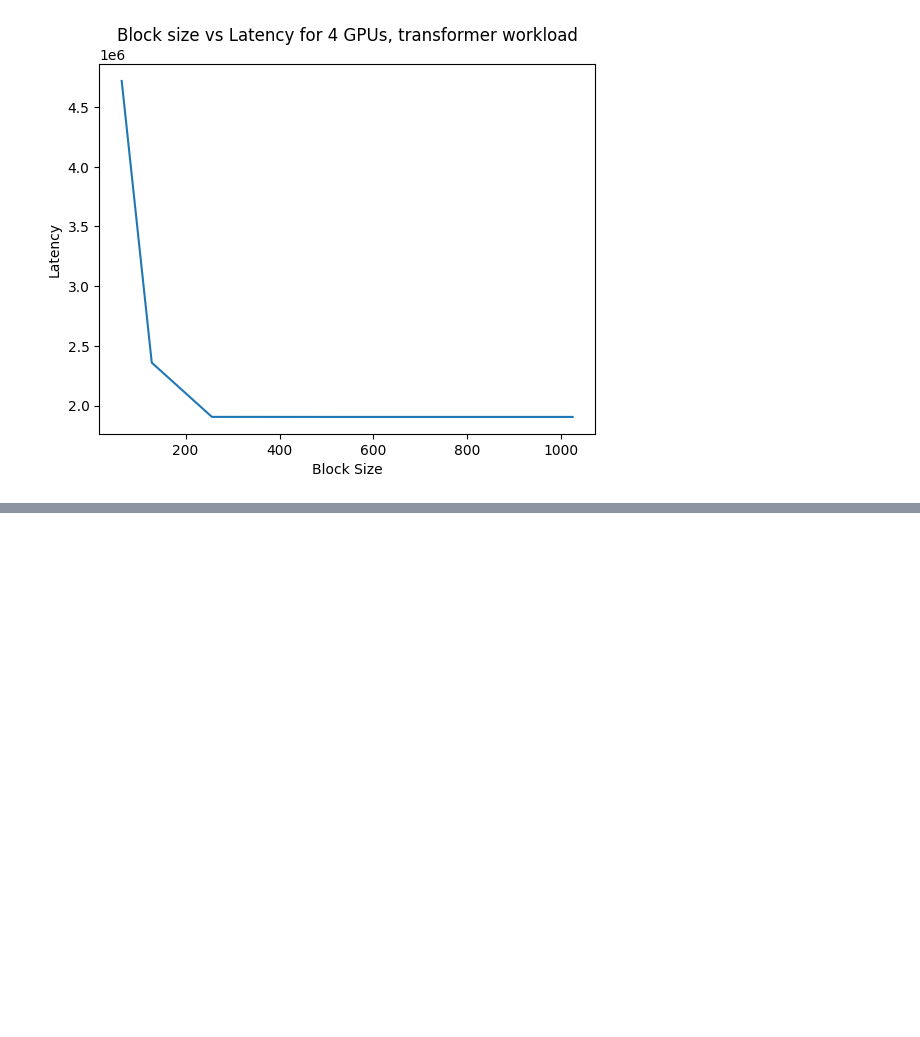
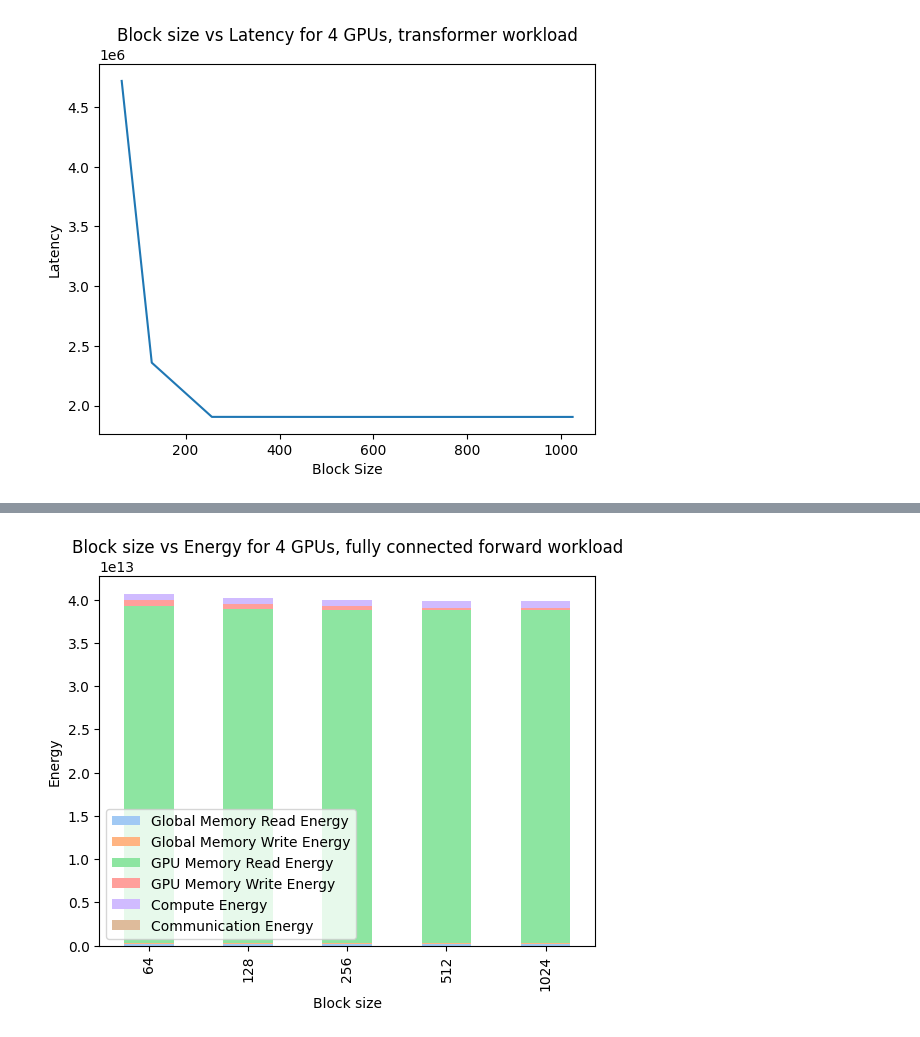
Before and after one commit to Aprilhuu/modeling-rack-scale-computing, a Jupyter notebook: workspace/create_plots.ipynb, the cells around one changed output, grey strips where cells are left out. Saved outputs shown, nothing was run; the diff lists cells and outputs as text; code cells hidden in the pictures; blank space fills up the shorter version.

```diff
--- a/workspace/create_plots.ipynb
+++ b/workspace/create_plots.ipynb
@@ -22,0 +31,13 @@ create_latency_plot("data/TF_blocksize_sweep.csv", "hi", "Block size vs Latency
+# %%
+def create_energy_plot(file_in, title, index, x_title):
+    df = pd.read_csv(file_in)
+    df_subset = df.set_index(index)[['Global Memory Read Energy', 'Global Memory Write Energy', 'GPU Memory Read Energy', 'GPU Memory Write Energy', 'Compute Energy', 'Communication Energy']]
+    df_subset.plot(kind='bar', stacked=True, color=sns.color_palette("pastel"))
+    plt.title(title)
+    plt.xlabel(x_title)
+    plt.ylabel("Energy")
+    plt.show()
+# %%
+create_energy_plot("data/FC_blocksize_sweep.csv", "Block size vs Energy for 4 GPUs, fully connected forward workload", 'Blocksize', "Block size")
+# %% [output]
+[figure, added]
```
Also changed, not shown: parts of 8 cells of this notebook, 1 other file.
